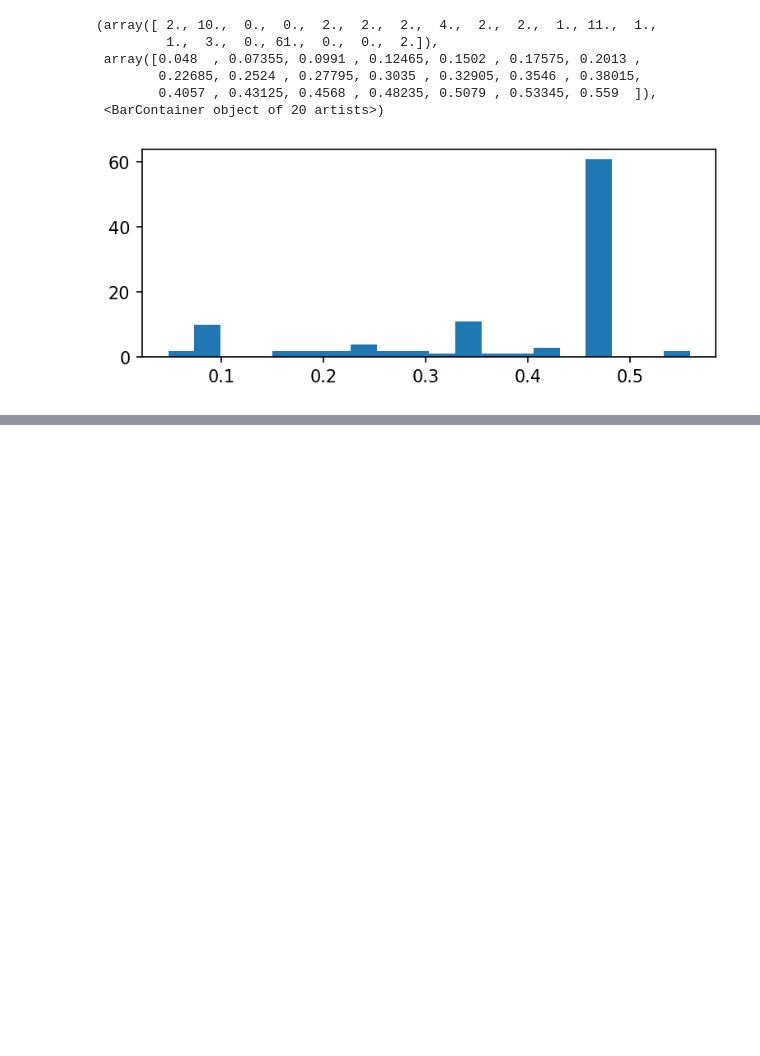
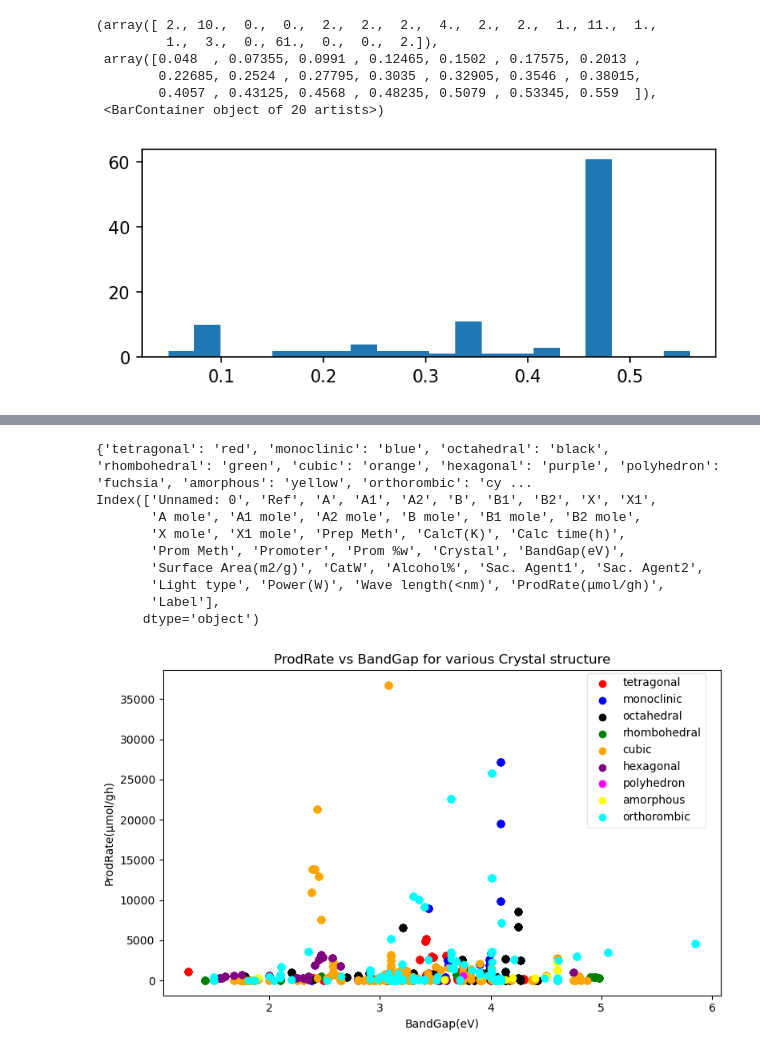
Before and after one commit to ShibataKenshin/Water_spliiting, a Jupyter notebook: water splitting perovskite.ipynb, the cells around one changed output, grey strips where cells are left out. Saved outputs shown, nothing was run; the diff lists cells and outputs as text; code cells hidden in the pictures; blank space fills up the shorter version.

```diff
--- a/water splitting perovskite.ipynb
+++ b/water splitting perovskite.ipynb
@@ -323,15 +320,15 @@ met_lis = list(set(list(df['A'].dropna()) + list(df['A1'].dropna()) + list(df['A
 dic1 = make_DataFrame(df, met_lis, ["A","A1","A2"])
 
 dic1
-fig, ax = subplots(1, 1, figsize = (3, 3), tight_layout = True)
-for i in met_lis:
-    for a, b in zip
-    ax[][].hist(dic1[i], bins = 20, edgecolor = 'black')
-    ax[][].set(xlabel = 'wt% of '+i, ylabel = 'frequency', title = i+' distribution')
+#fig, ax = subplots(1, 1, figsize = (3, 3), tight_layout = True)
+#for i in met_lis:
+    #for a, b in zip
+    #ax[][].hist(dic1[i], bins = 20, edgecolor = 'black')
+    #ax[][].set(xlabel = 'wt% of '+i, ylabel = 'frequency', title = i+' distribution')
 
 
 #fig, ax = subplots(1, 1, figsize = (3, 3), tight_layout = True)
 #ax.hist(dic1['Sr'], bins = 20, edgecolor = 'black')
 #ax.set(xlabel = 'wt% of Sr', ylabel = 'frequency', title = 'Sr distribution')
-len(lis)
+#len(lis)
 # %% [output]
@@ -352,0 +352,49 @@ len(lis)
+# %%
+######
+
+#fig, ax = plt.subplots(1, 1, figsize  = (5,5), dpi = 100, tight_layout = True)
+#ax.scatter(df[df['Crystal'] == 'cubic']['BandGap'],df[df['Crystal'] == 'cubic']['ProdRate'], marker = '^', c = 'r')
+#ax.scatter(df[df['Crystal'] == 'polyhedron']['BandGap'],df[df['Crystal'] == 'polyhedron']['ProdRate'],
+           #marker = '^', c = 'black')
+
+######結晶構造と色を対応させた辞書を作る
+Crystal_lis = list(set(df['Crystal'].dropna()))
+color_lis = ['red','blue','black', 'green', 'orange','purple','fuchsia','yellow','cyan']
+dic_CrVSCo = {}
+for i in Crystal_lis:
+    dic_CrVSCo[i] = color_lis[Crystal_lis.index(i)]
+
+print(dic_CrVSCo)
+df = pd.read_csv('Perovskite_Water_Splitting.csv')
+print(df.columns)
+fig, ax = plt.subplots(1, 1, figsize  = (8,5), dpi = 100, tight_layout = True)
+for Crystal_name in Crystal_lis:
+    ax.scatter(df[df['Crystal'] == Crystal_name]['BandGap(eV)'],
+               df[df['Crystal'] == Crystal_name]['ProdRate(μmol/gh)'],
+               marker = 'o',
+               c = dic_CrVSCo[Crystal_name])
+    scatters = [ax.scatter(df[df['Crystal'] == Crystal_name]['BandGap(eV)'],
+               df[df['Crystal'] == Crystal_name]['ProdRate(μmol/gh)'],
+               marker = 'o',
+               c = dic_CrVSCo[Crystal_name]) for Crystal_name in Crystal_lis]
+    ax.legend(handles = scatters,
+              labels = [Crystal_name for Crystal_name in Crystal_lis],
+              framealpha = 0.5,
+              loc = "lower left",
+
+              bbox_to_anchor =(0.75, 0.5, 0.1, 0.19))
+    ax.set(xlabel = 'BandGap(eV)', ylabel = 'ProdRate(μmol/gh)',title = 'ProdRate vs BandGap for various Crystal structure')
+
+#print(list(set(df['Crystal'].dropna())))
+#df.columns
+# %% [output]
+{'tetragonal': 'red', 'monoclinic': 'blue', 'octahedral': 'black', 'rhombohedral': 'green', 'cubic': 'orange', 'hexagonal': 'purple', 'polyhedron': 'fuchsia', 'amorphous': 'yellow', 'orthorombic': 'cy ...
+Index(['Unnamed: 0', 'Ref', 'A', 'A1', 'A2', 'B', 'B1', 'B2', 'X', 'X1',
+       'A mole', 'A1 mole', 'A2 mole', 'B mole', 'B1 mole', 'B2 mole',
+       'X mole', 'X1 mole', 'Prep Meth', 'CalcT(K)', 'Calc time(h)',
+       'Prom Meth', 'Promoter', 'Prom %w', 'Crystal', 'BandGap(eV)',
+       'Surface Area(m2/g)', 'CatW', 'Alcohol%', 'Sac. Agent1', 'Sac. Agent2',
+       'Light type', 'Power(W)', 'Wave length(<nm)', 'ProdRate(μmol/gh)',
+       'Label'],
+      dtype='object')
+[figure, added]
```
Also changed, not shown: parts of 15 cells of this notebook.
